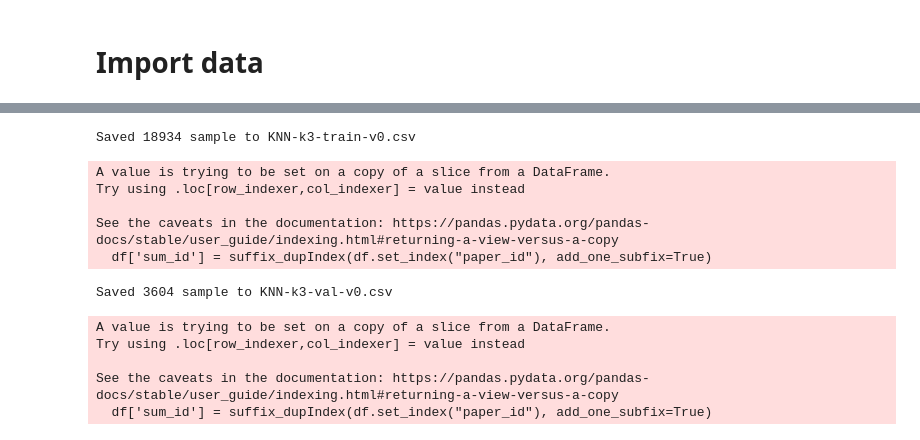
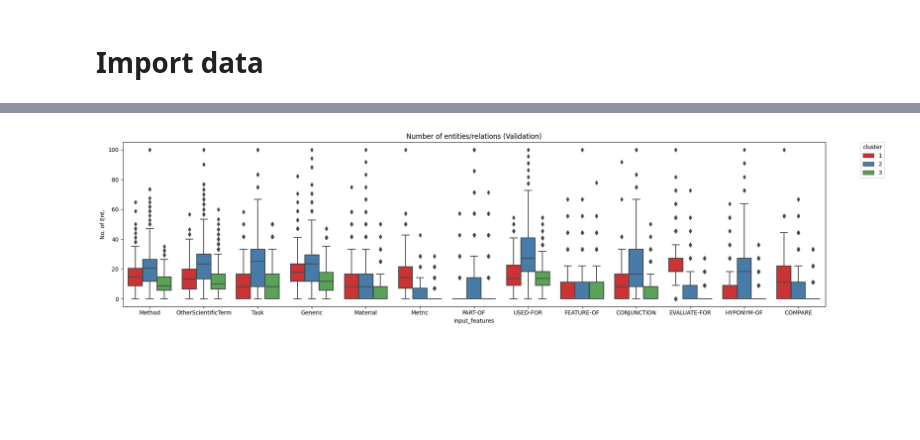
Before and after one commit to Thetang-145/My_Thesis_Playground, a Jupyter notebook: clustering/kmeans_clustering.ipynb, the cells around one changed output, grey strips where cells are left out. Saved outputs shown, nothing was run; the diff lists cells and outputs as text; code cells hidden in the pictures; blank space fills up the shorter version.

```diff
--- a/clustering/kmeans_clustering.ipynb
+++ b/clustering/kmeans_clustering.ipynb
@@ -148,20 +187,4 @@ class KNN_model:
 # %%
-model = KNN_model(data_df["train"], k=3)
+clust_df = model.plot_entities("val", title="Number of entities/relations (Validation)", type='perc')
+# %% [output]
+[figure, added]
-# %%
-model.export_cluster(data_df["train"], "train")
-# %% [output]
-Saved 18934 sample to KNN-k3-train-v0.csv
-A value is trying to be set on a copy of a slice from a DataFrame.
-Try using .loc[row_indexer,col_indexer] = value instead
-
-See the caveats in the documentation: https://pandas.pydata.org/pandas-docs/stable/user_guide/indexing.html#returning-a-view-versus-a-copy
-  df['sum_id'] = suffix_dupIndex(df.set_index("paper_id"), add_one_subfix=True)
-# %%
-model.export_cluster(data_df["val"], "val")
-# %% [output]
-Saved 3604 sample to KNN-k3-val-v0.csv
-A value is trying to be set on a copy of a slice from a DataFrame.
-Try using .loc[row_indexer,col_indexer] = value instead
-
-See the caveats in the documentation: https://pandas.pydata.org/pandas-docs/stable/user_guide/indexing.html#returning-a-view-versus-a-copy
-  df['sum_id'] = suffix_dupIndex(df.set_index("paper_id"), add_one_subfix=True)
```
Also changed, not shown: parts of 24 cells of this notebook, 5 other files.
